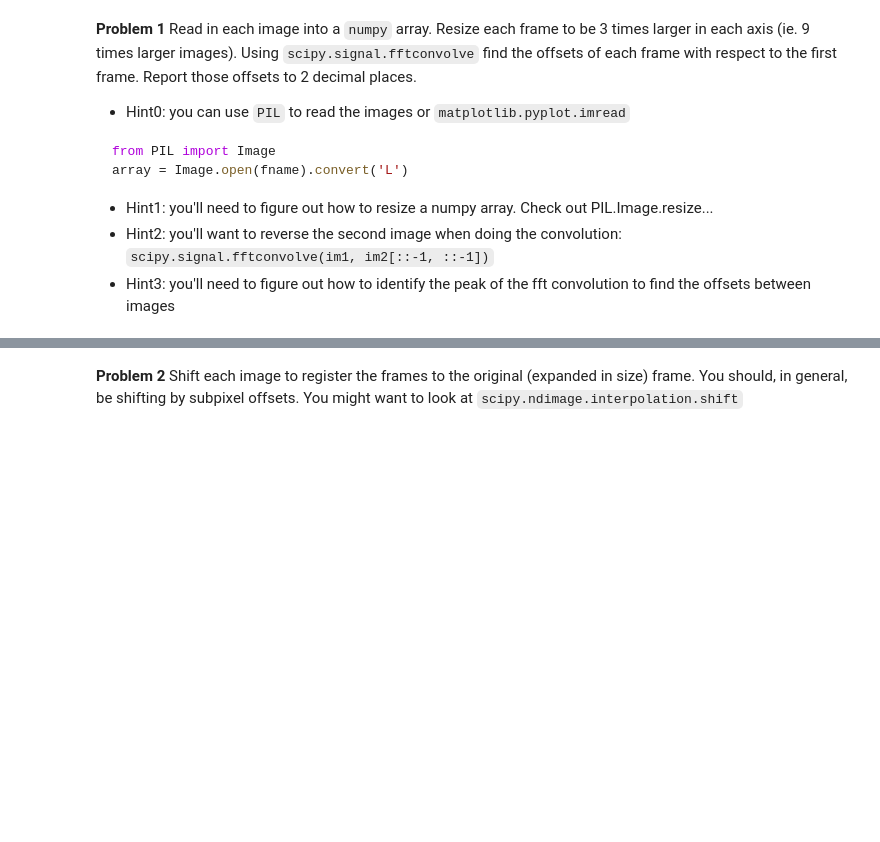
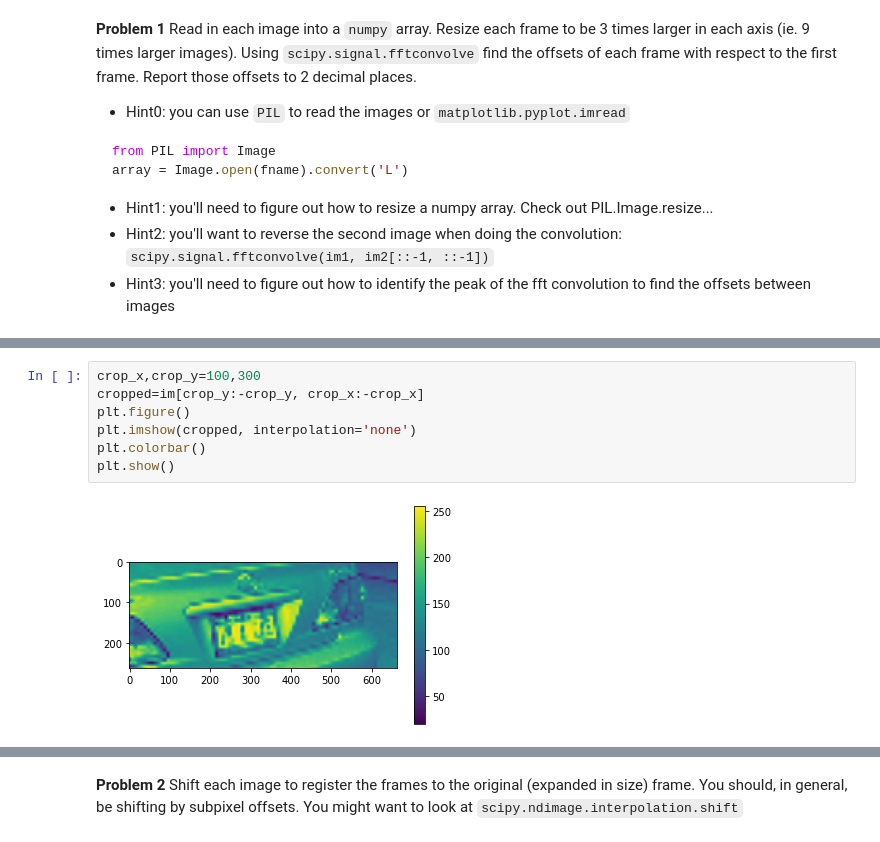
Before and after one commit to christianhbye/python_ay_250_hw, a Jupyter notebook: hw_1/hw_1_assignment.ipynb, the cells around one changed output, grey strips where cells are left out. Cells and saved outputs as stored; diff of their text form; blank space fills up the shorter version.

```diff
--- a/hw_1/hw_1_assignment.ipynb
+++ b/hw_1/hw_1_assignment.ipynb
@@ -87,0 +93,9 @@ offsets=np.zeros((N_images, 2))  # array of offsets along each dimension
+# %%
+crop_x,crop_y=100,300
+cropped=im[crop_y:-crop_y, crop_x:-crop_x]
+plt.figure()
+plt.imshow(cropped, interpolation='none')
+plt.colorbar()
+plt.show()
+# %% [output]
+[figure, added]
```
Also changed, not shown: parts of 11 cells of this notebook.
